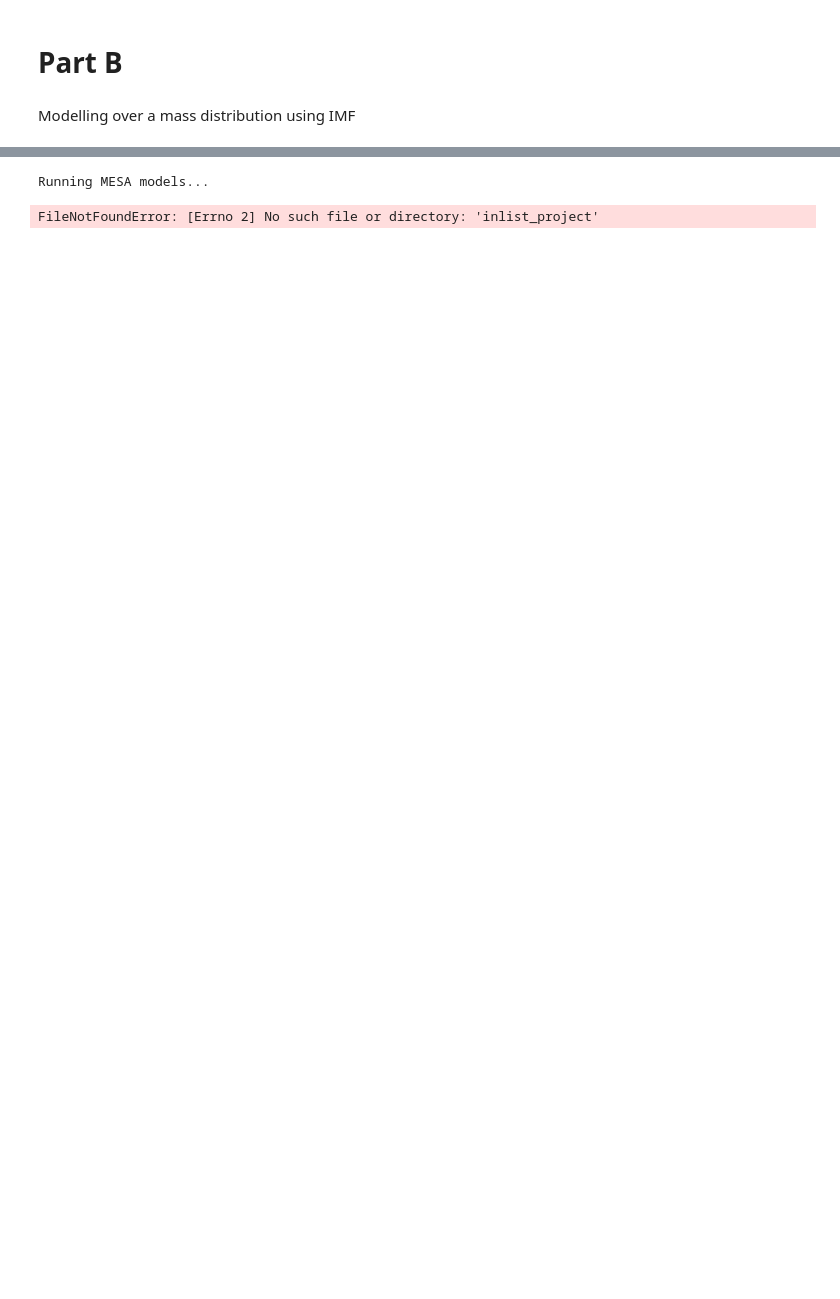
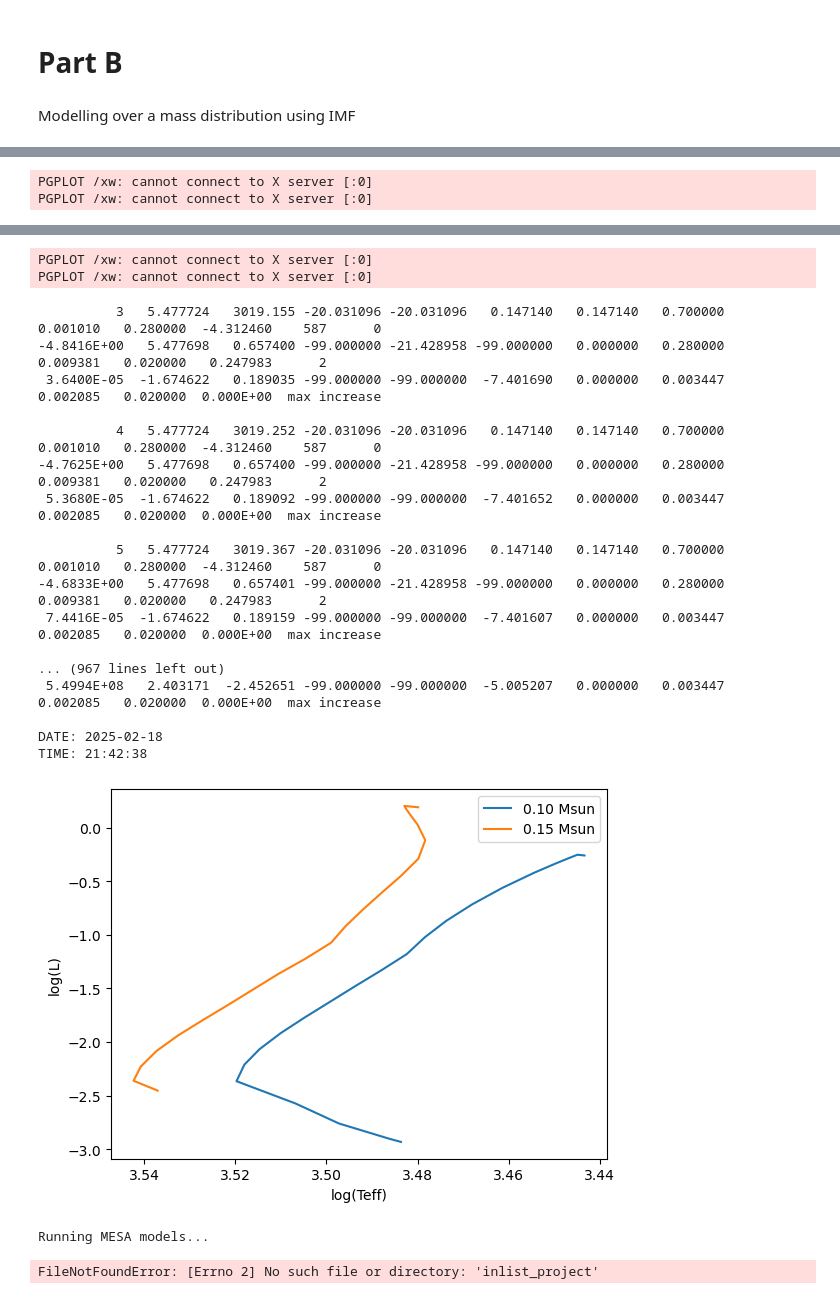
Before and after one commit to ranjanistic/astrolab, a Jupyter notebook: partB.ipynb, the cells around one changed output, grey strips where cells are left out. Cells and saved outputs as stored; diff of their text form; code cells hidden in the pictures; blank space fills up the shorter version.

```diff
--- a/partB.ipynb
+++ b/partB.ipynb
@@ -27,23 +123,45 @@ def create_inlist(initial_mass):
 # %%
+mass_l_t = dict()
 def run_mesa_models(masses):
     """Run MESA for each mass in the distribution"""
     results = []
     for mass in masses:
-        with open('inlist_project', 'r') as f:
-            lines = f.readlines()
+        with open('star/inlist_pgstar', 'w') as f:
+            f.write(inlist_pgstar(mass))
 
-        for i, line in enumerate(lines):
-            if 'initial_mass' in line:
-                lines[i] = f'    initial_mass = {mass}\n'
+        with open('star/inlist_project', 'w') as f:
+            f.write(inlist_project(mass))
 
-        with open('inlist_project', 'w') as f:
-            f.writelines(lines)
+        # run(['cd star'], check=True)
+        run(['pwd'], check=True)
+        run(['ls'], check=True)
+        os.chdir("./star")
+        run(['pwd'], check=True)
+        run(['./mk'], check=True)
+        run(['./rn'], check=True)
+        os.chdir("../")
 
-        run(['./rn'], check=True)
-
-        if os.path.exists('LOGS/history.data'):
+        if os.path.exists('star/LOGS/history.data'):
             results.append({'mass': mass, 'success': True})
         else:
             results.append({'mass': mass, 'success': False})
 
+        mr = mesa_reader.MesaData(file_name='./star/LOGS/history.data')
+        mass_l_t[mass] = (mr.log_L, mr.log_Teff)
     return results
+# %%
+def plot_hr_diagram(masses):
+    """Plot HR diagram for all stars in the same plot"""
+    plt.figure()
+    for mass in masses:
+        plt.plot(mass_l_t[mass][1], mass_l_t[mass][0], label=f'{mass:.2f} Msun')
+    plt.gca().invert_xaxis()
+    plt.xlabel('log(Teff)')
+    plt.ylabel('log(L)')
+    plt.legend()
+    plt.show()
+# %%
+masses = salpeter_imf(0.1, 50, 2)
+run_mesa_models(masses)
+plot_hr_diagram(masses)
+# %% [output]
@@ -49,0 +194,2 @@ def run_mesa_models(masses):
+PGPLOT /xw: cannot connect to X server [:0]
+PGPLOT /xw: cannot connect to X server [:0]
@@ -50,2 +231,22 @@ def run_mesa_models(masses):
+PGPLOT /xw: cannot connect to X server [:0]
+PGPLOT /xw: cannot connect to X server [:0]
+          3   5.477724   3019.155 -20.031096 -20.031096   0.147140   0.147140   0.700000   0.001010   0.280000  -4.312460    587      0
+-4.8416E+00   5.477698   0.657400 -99.000000 -21.428958 -99.000000   0.000000   0.280000   0.009381   0.020000   0.247983      2
+ 3.6400E-05  -1.674622   0.189035 -99.000000 -99.000000  -7.401690   0.000000   0.003447   0.002085   0.020000  0.000E+00  max increase
+
+          4   5.477724   3019.252 -20.031096 -20.031096   0.147140   0.147140   0.700000   0.001010   0.280000  -4.312460    587      0
+-4.7625E+00   5.477698   0.657400 -99.000000 -21.428958 -99.000000   0.000000   0.280000   0.009381   0.020000   0.247983      2
+ 5.3680E-05  -1.674622   0.189092 -99.000000 -99.000000  -7.401652   0.000000   0.003447   0.002085   0.020000  0.000E+00  max increase
+
+          5   5.477724   3019.367 -20.031096 -20.031096   0.147140   0.147140   0.700000   0.001010   0.280000  -4.312460    587      0
+-4.6833E+00   5.477698   0.657401 -99.000000 -21.428958 -99.000000   0.000000   0.280000   0.009381   0.020000   0.247983      2
+ 7.4416E-05  -1.674622   0.189159 -99.000000 -99.000000  -7.401607   0.000000   0.003447   0.002085   0.020000  0.000E+00  max increase
+
+... (967 lines left out)
+ 5.4994E+08   2.403171  -2.452651 -99.000000 -99.000000  -5.005207   0.000000   0.003447   0.002085   0.020000  0.000E+00  max increase
+
+DATE: 2025-02-18
+TIME: 21:42:38
+[figure, added]
 # %%
 
```
Also changed, not shown: parts of 5 cells of this notebook.
